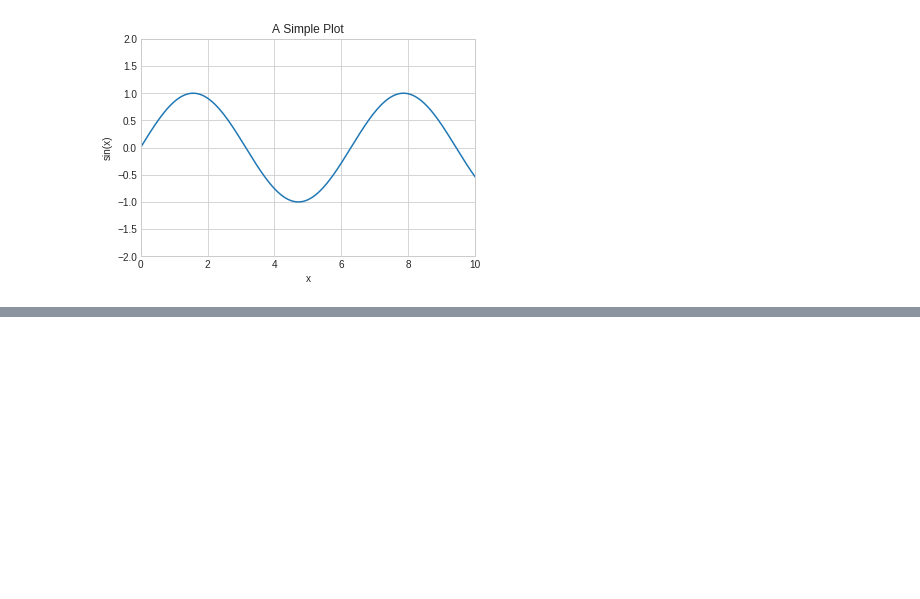
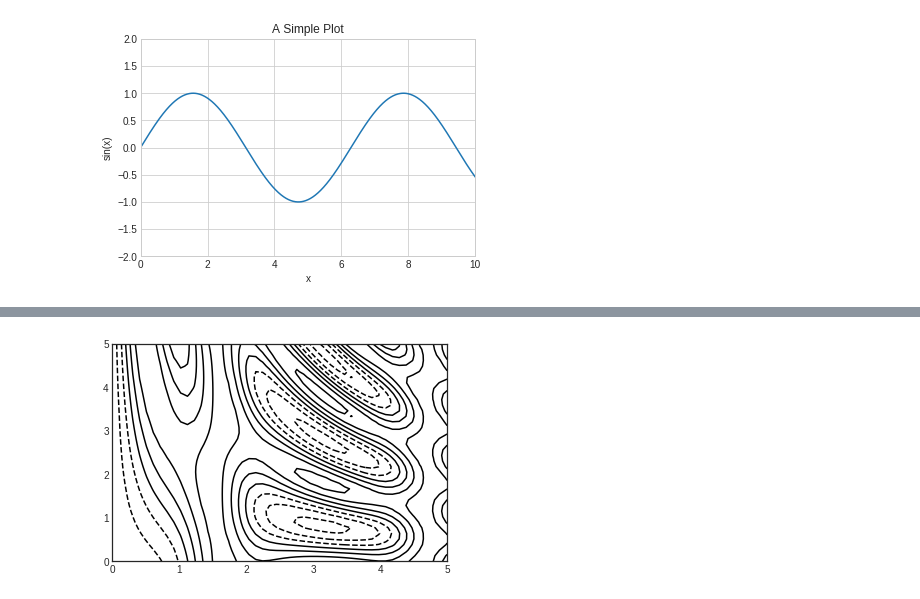
Before and after one commit to Shilparpatil/internship, a Jupyter notebook: matplotlib.ipynb, the cells around one changed output, grey strips where cells are left out. Cells and saved outputs as stored; diff of their text form; code cells hidden in the pictures; blank space fills up the shorter version.

```diff
--- a/matplotlib.ipynb
+++ b/matplotlib.ipynb
@@ -126,0 +136,14 @@ ax.set(xlim=(0, 10), ylim=(-2, 2),
+# %%
+%matplotlib inline
+import matplotlib.pyplot as plt
+plt.style.use('seaborn-white')
+import numpy as np
+def f(x, y):
+  return np.sin(x) ** 10 + np.cos(10 + y * x) * np.cos(x)
+x = np.linspace(0, 5, 50)
+y = np.linspace(0, 5, 40)
+X, Y = np.meshgrid(x, y)
+Z = f(X, Y)
+plt.contour(X, Y, Z, colors='black');
+# %% [output]
+[figure, added]
```
Also changed, not shown: parts of 13 cells of this notebook.
